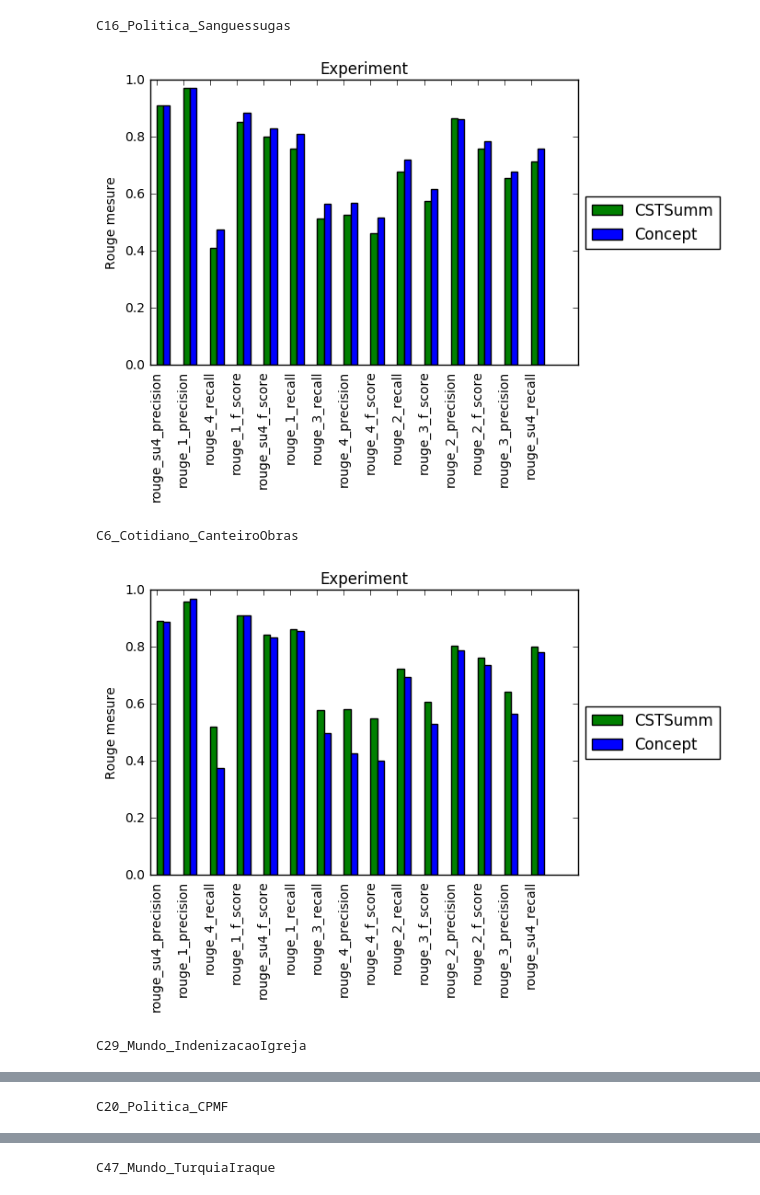
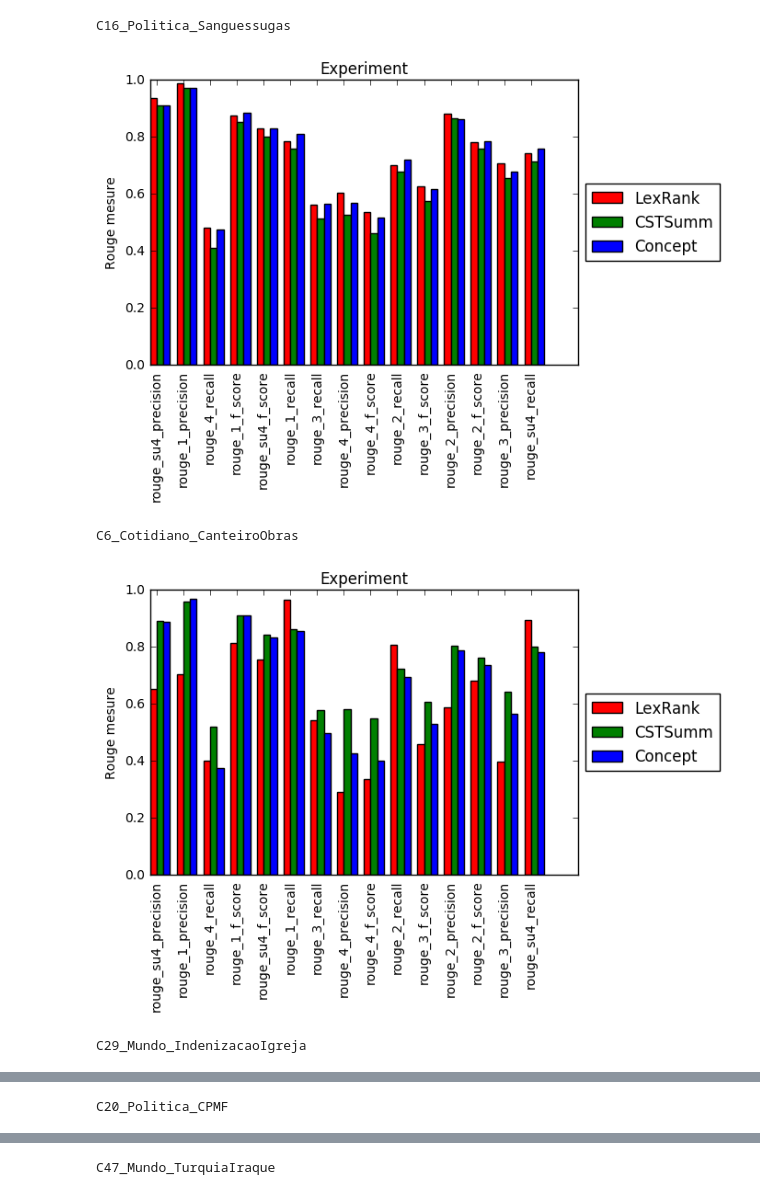
Before and after one commit to anaschwendler/tcc, a Jupyter notebook: barchartexample.ipynb, the cells around one changed output, grey strips where cells are left out. Cells and saved outputs as stored; diff of their text form; code cells hidden in the pictures.

Commit message:
Lexrank final evaluation

```diff
--- a/barchartexample.ipynb
+++ b/barchartexample.ipynb
@@ -10,13 +10,13 @@ width = 0.25       # the width of the bars
 
 fig, ax = plt.subplots()
 
-original = {'rouge_su4_precision': 0.82299, 'rouge_1_precision': 0.90426, 'rouge_4_recall': 0.70652,
-            'rouge_1_f_score': 0.89947, 'rouge_su4_f_score': 0.81851, 'rouge_3_recall': 0.74194,
-            'rouge_4_precision': 0.71429, 'rouge_4_f_score': 0.71038, 'rouge_2_recall': 0.78723,
-            'rouge_3_f_score': 0.74595, 'rouge_3_precision': 0.75, 'rouge_2_precision': 0.7957,
-            'rouge_2_f_score': 0.79144, 'rouge_1_recall': 0.89474, 'rouge_su4_recall': 0.81408}
+lexrank = {'rouge_su4_precision': 0.99942, 'rouge_1_precision': 1.0, 'rouge_4_recall': 0.33254,
+            'rouge_1_f_score': 0.50973, 'rouge_su4_f_score': 0.50711, 'rouge_3_recall': 0.3369,
+            'rouge_4_precision': 0.97895, 'rouge_4_f_score': 0.49644, 'rouge_2_recall': 0.34126,
+            'rouge_3_f_score': 0.50266, 'rouge_3_precision': 0.98951, 'rouge_2_precision': 1.0,
+            'rouge_2_f_score': 0.50886, 'rouge_1_recall': 0.34204, 'rouge_su4_recall': 0.33975}
 
-rects1 = ax.bar(ind, original.values(), width, color='r')
+rects1 = ax.bar(ind, lexrank.values(), width, color='r')
 
 cstsumm = {'rouge_su4_precision': 0.59124, 'rouge_1_precision': 0.78723, 'rouge_4_recall': 0.0,
            'rouge_1_f_score': 0.78307, 'rouge_su4_f_score': 0.58802, 'rouge_3_recall': 0.06452,
@@ -38,12 +38,12 @@ rects3 = ax.bar(ind + width + width, conceptsumm.values(), width, color='b')
 ax.set_ylabel('Rouge mesure')
 ax.set_title('Experiment')
 ax.set_xticks(ind + width)
-label = ax.set_xticklabels(original.keys())
+label = ax.set_xticklabels(lexrank.keys())
 plt.setp(label, rotation=90)
 
 ax.legend(bbox_to_anchor=(1.1, 1.05))
 
-ax.legend((rects1[0], rects2[0], rects3[0]), ('Original', 'CSTSumm', 'Concept'), loc='center left', bbox_to_anchor=(1, 0.5))
+ax.legend((rects1[0], rects2[0], rects3[0]), ('Lexrank', 'CSTSumm', 'Concept'), loc='center left', bbox_to_anchor=(1, 0.5))
 
 plt.show()
 # %% [output]
@@ -55,47 +55,50 @@ import matplotlib.pyplot as plt
 %matplotlib inline
 import ast
 
+mat_lexrank = []
 mat_CSTSumm = []
 mat_concept = []
 
-def bar_plot(cstsumm, concept):
+def bar_plot(lexrank, cstsumm, concept):
     N = 15
     ind = np.arange(N)  # the x locations for the groups
     width = 0.25       # the width of the bars
     fig, ax = plt.subplots()
+    rects1 = ax.bar(ind, lexrank.values(), width, color='r')
     rects2 = ax.bar(ind + width, cstsumm.values(), width, color='g')
     rects3 = ax.bar(ind + width + width, concept.values(), width, color='b')
     # add some text for labels, title and axes ticks
     ax.set_ylabel('Rouge mesure')
     ax.set_title('Experiment')
     ax.set_xticks(ind + width)
     label = ax.set_xticklabels(concept.keys())
     plt.setp(label, rotation=90)
     ax.legend(bbox_to_anchor=(1.1, 1.05))
-    ax.legend((rects2[0], rects3[0]), ('CSTSumm', 'Concept'), loc='center left', bbox_to_anchor=(1, 0.5))
+    ax.legend((rects1[0],rects2[0], rects3[0]), ('LexRank', 'CSTSumm', 'Concept'), loc='center left', bbox_to_anchor=(1, 0.5))
     plt.show()
 
 import os, fnmatch
 
 rootdir = 'output'
 
 for subdirs, dirs, files in os.walk(rootdir):
   for dir in dirs:
     for file in os.listdir(os.path.join(subdirs, dir)):
       if fnmatch.fnmatch(file, '*original.txt'):
         print(os.path.join(dir))
+        with open(os.path.join(subdirs, dir, 'rouge_lexrank.txt'), 'r') as flxk:
+          lexrank = ast.literal_eval(flxk.read())
+          mat_lexrank.append(lexrank)
         with open(os.path.join(subdirs, dir, 'rouge_CSTSUmm.txt'), 'r') as fcst:
           cstsumm = ast.literal_eval(fcst.read())
           mat_CSTSumm.append(cstsumm)
-#           print(cstsumm)
         with open(os.path.join(subdirs, dir, 'rouge_concept.txt'), 'r') as fconp:
           concept = ast.literal_eval(fconp.read())
           mat_concept.append(concept)
-#           print(concept)
-        bar_plot(cstsumm, concept)
+        bar_plot(lexrank, cstsumm, concept)
 # %% [output]
 C16_Politica_Sanguessugas
-[figure, old version]
+[figure, new version]
 C6_Cotidiano_CanteiroObras
-[figure, old version]
+[figure, new version]
 C29_Mundo_IndenizacaoIgreja
```
Also changed, not shown: parts of 3 cells of this notebook, 3 other files.
